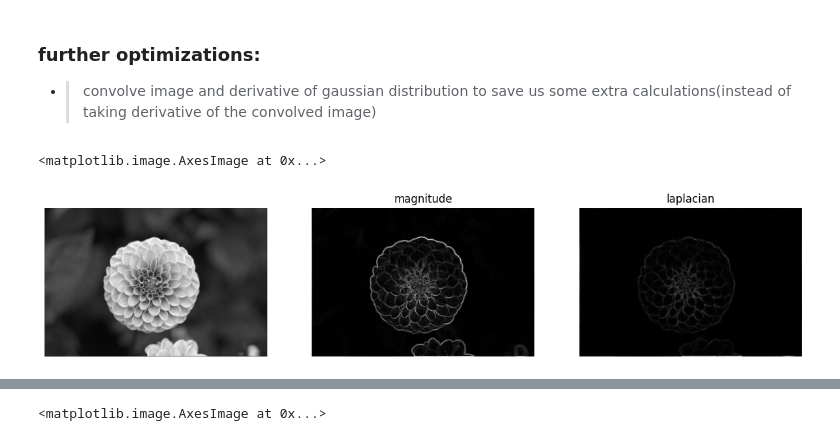
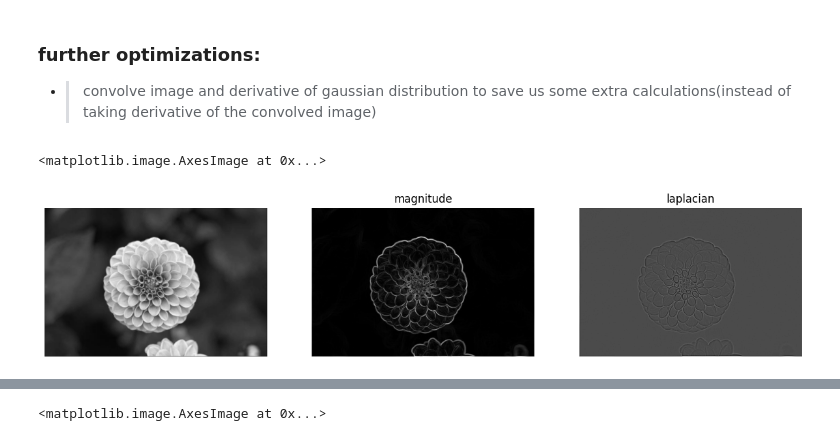
Before and after one commit to York-Citynew/edge_detection, a Jupyter notebook: edge_detection.ipynb, the cells around one changed output, grey strips where cells are left out. Cells and saved outputs as stored; diff of their text form; code cells hidden in the pictures.

```diff
--- a/edge_detection.ipynb
+++ b/edge_detection.ipynb
@@ -65,25 +66,25 @@ plt.show()
 # %%
 image = imread('flower.jpg', IMREAD_GRAYSCALE)
 image = correlate2d(image, np.array([[1, 2, 1], [2, 4, 2], [1, 2, 1]])/16).astype(np.uint8) # Smooth the image
 gx_image = correlate2d(image, gx, 'valid')
 gy_image = correlate2d(image, gy, 'valid')
 g_magnitude = np.sqrt(gx_image**2 + gy_image**2)
 g_angle = np.arctan2(gy_image, gx_image)
 
-laplacian = np.abs(Laplacian(image, CV_64F)).astype(np.uint8) # might be done using laplacian
+laplacian = Laplacian(image, CV_64F, ksize=3)
 
 _, (ax1, ax2, ax3) = plt.subplots(1, 3, figsize=(15, 6))
 ax1.axis('off')
 ax1.imshow(image, 'gray')
 ax2.axis('off')
 ax2.set_title('magnitude')
 ax2.imshow(((g_magnitude - np.min(g_magnitude))/(np.max(g_magnitude) - np.min(g_magnitude)) * 255).astype(np.uint8), 'gray')
 ax3.axis('off')
 ax3.set_title('laplacian')
 ax3.imshow(laplacian, 'gray')
 # %% [output]
 <matplotlib.image.AxesImage at 0x...>
-[figure, old version]
+[figure, new version]
 # %%
 nms = np.copy(g_magnitude)
 rows, cols = g_magnitude.shape
```
Also changed, not shown: parts of 5 cells of this notebook, 1 other file.
